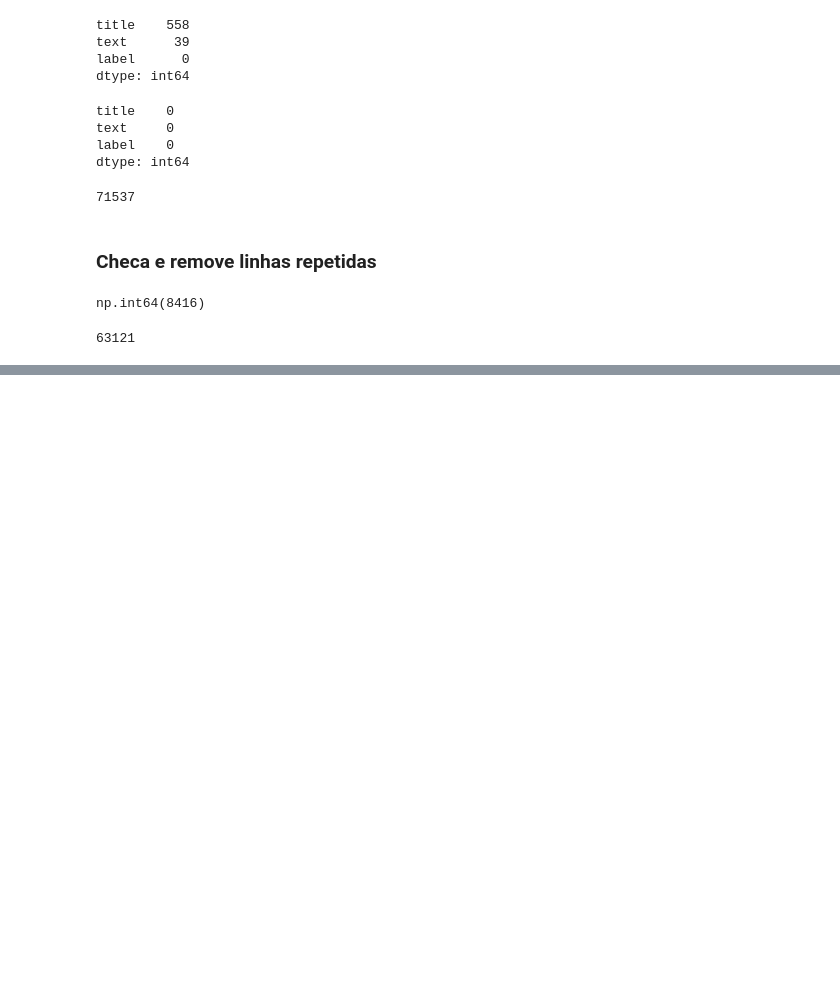
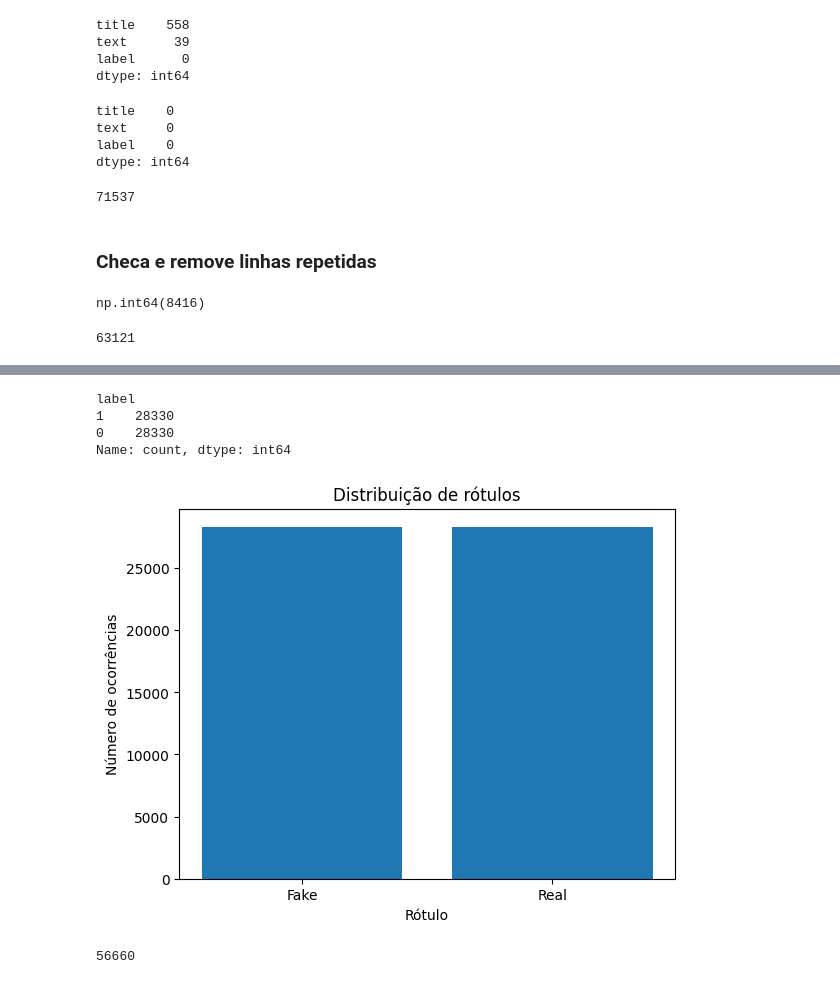
Before and after one commit to welitonlimaa/Deep-Learning-for-Fake-News-Detection, a Jupyter notebook: notebooks/dataprocessing.ipynb, the cells around one changed output, grey strips where cells are left out. Drawn from its saved outputs; the diff is of its cells as text; code cells hidden in the pictures; blank space fills up the shorter version.

```diff
--- a/notebooks/dataprocessing.ipynb
+++ b/notebooks/dataprocessing.ipynb
@@ -77,0 +101,47 @@ df.shape[0]
+# %%
+# Separar as classes majoritárias (Fake News) e minoritárias (Real News)
+df_fake = df[df["label"] == 0]
+df_real = df[df["label"] == 1]
+
+# Fazer o undersampling da classe majoritária (Fake News)
+df_fake_downsampled = resample(
+    df_fake,
+    replace=False,
+    n_samples=len(df_real),
+    random_state=42,
+)
+
+df_balanced = pd.concat([df_fake_downsampled, df_real])
+
+df_balanced = df_balanced.sample(frac=1, random_state=42).reset_index(drop=True)
+
+# Exibir a contagem de cada classe para verificar o balanceamento
+print(df_balanced["label"].value_counts())
+# %% [output]
+label
+1    28330
+0    28330
+Name: count, dtype: int64
+# %%
+# Cria e Exibe o gráfico
+
+label_count = df_balanced.label.value_counts()
+
+plt.bar(label_count.index, label_count)
+
+plt.title("Distribuição de rótulos")
+
+plt.xlabel("Rótulo")
+
+plt.ylabel("Número de ocorrências")
+
+plt.xticks([0, 1], ["Fake", "Real"])
+
+plt.show()
+# %% [output]
+[figure, added]
+# %%
+# Total de linhas atualizado
+df_balanced.shape[0]
+# %% [output]
+56660
```
Also changed, not shown: parts of 3 cells of this notebook.
